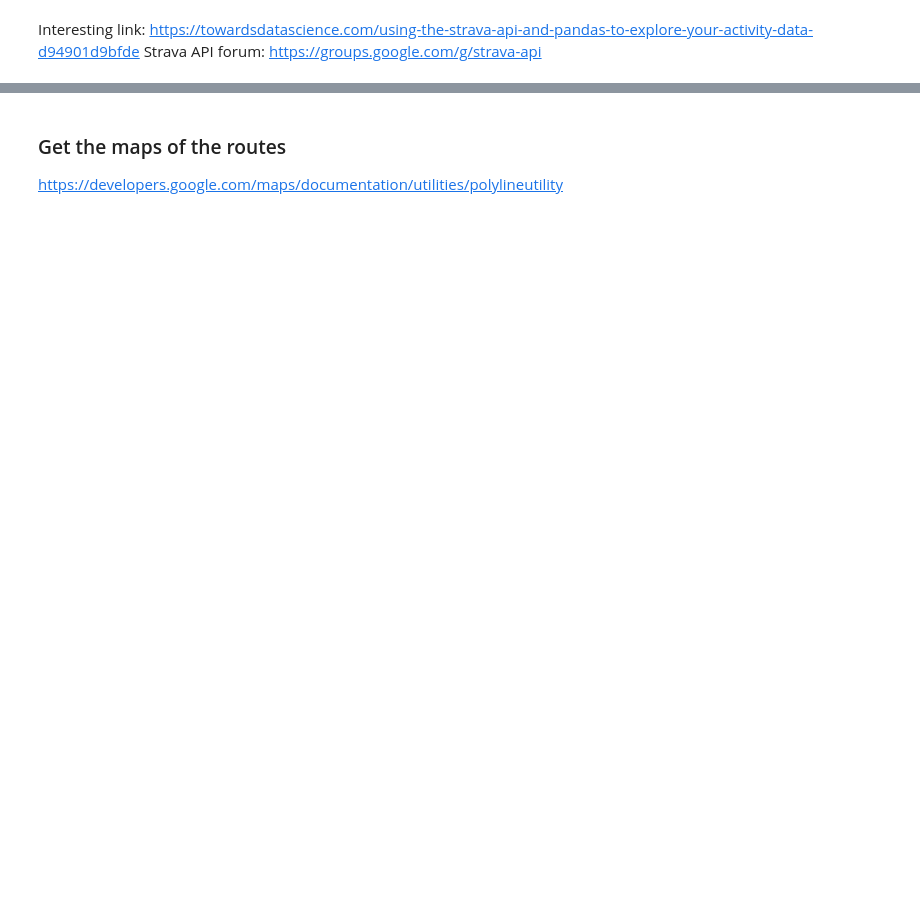
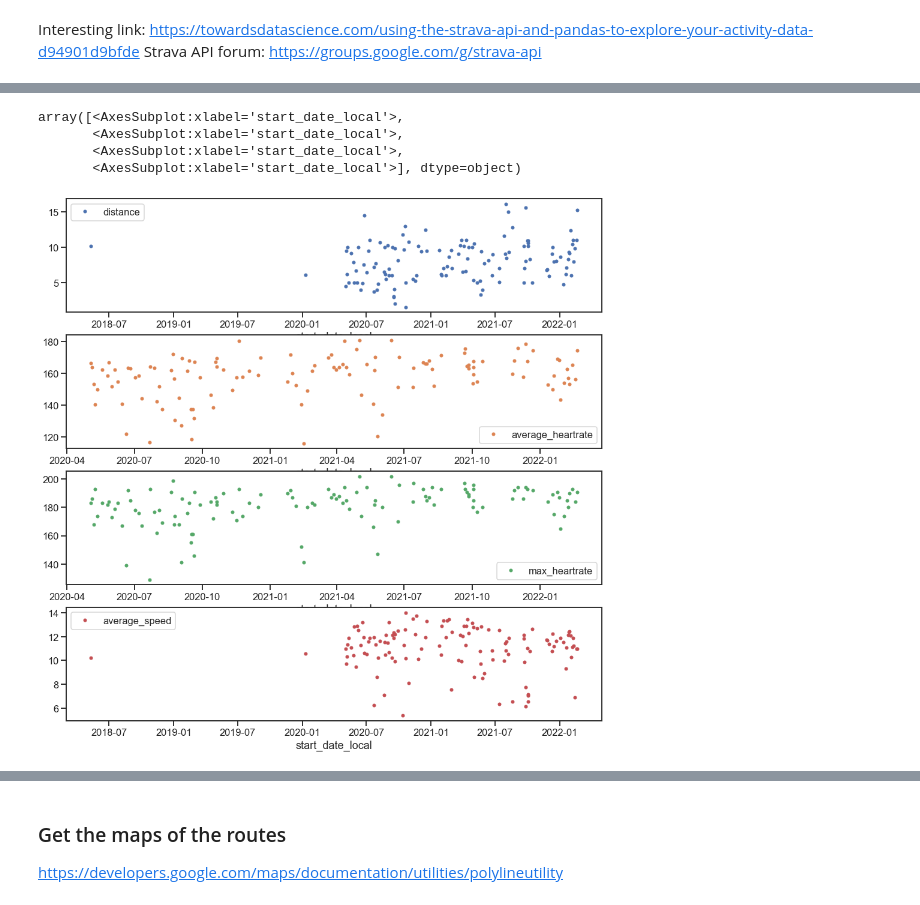
Before and after one commit to ivanrepi/random-datasets, a Jupyter notebook: strava_api.ipynb, the cells around one changed output, grey strips where cells are left out. Drawn from its saved outputs; the diff is of its cells as text; code cells hidden in the pictures; blank space fills up the shorter version.

```diff
--- a/strava_api.ipynb
+++ b/strava_api.ipynb
@@ -144,3 +193,17 @@ sns.regplot(x='distance', y = 'average_speed', data = runs).set_title("Average S
+# %%
+runs.plot(x='start_date_local' ,y=['distance','average_heartrate','max_heartrate','average_speed'],subplots=True,
+                           sharex=False,
+                           figsize=(16,16),
+                           linestyle='none',
+                           marker='o',
+                           markersize=5,
+                          )
+# %% [output]
+array([<AxesSubplot:xlabel='start_date_local'>,
+       <AxesSubplot:xlabel='start_date_local'>,
+       <AxesSubplot:xlabel='start_date_local'>,
+       <AxesSubplot:xlabel='start_date_local'>], dtype=object)
+[figure, added]
 # %%
 rides = activities.loc[activities['type'] == 'Ride']
 sns.set(style="ticks", context="talk")
```
Also changed, not shown: parts of 12 cells of this notebook, 3 other files.
